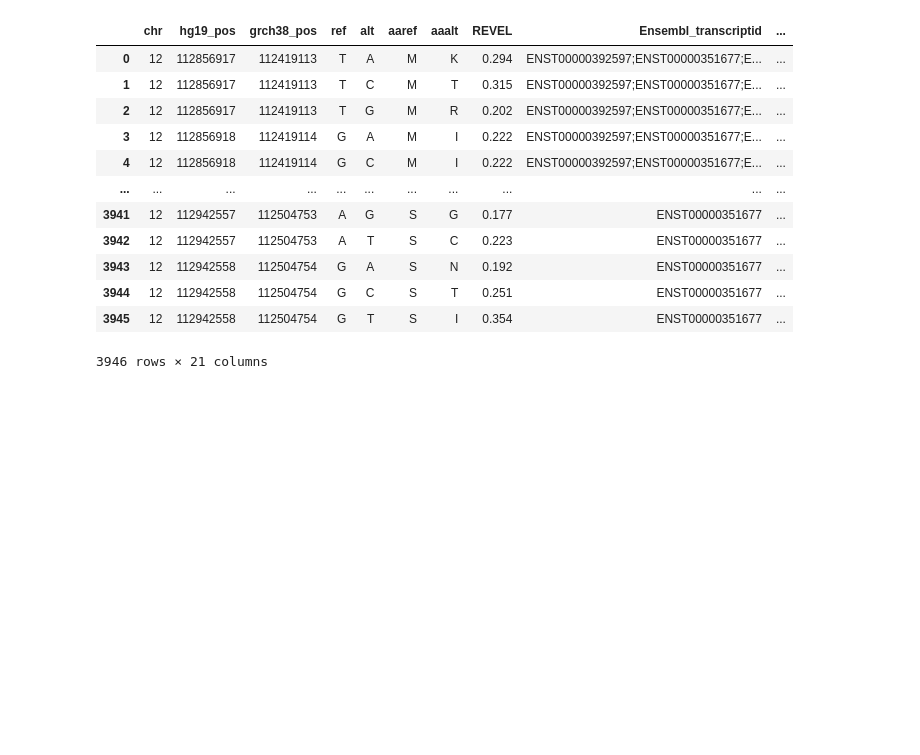
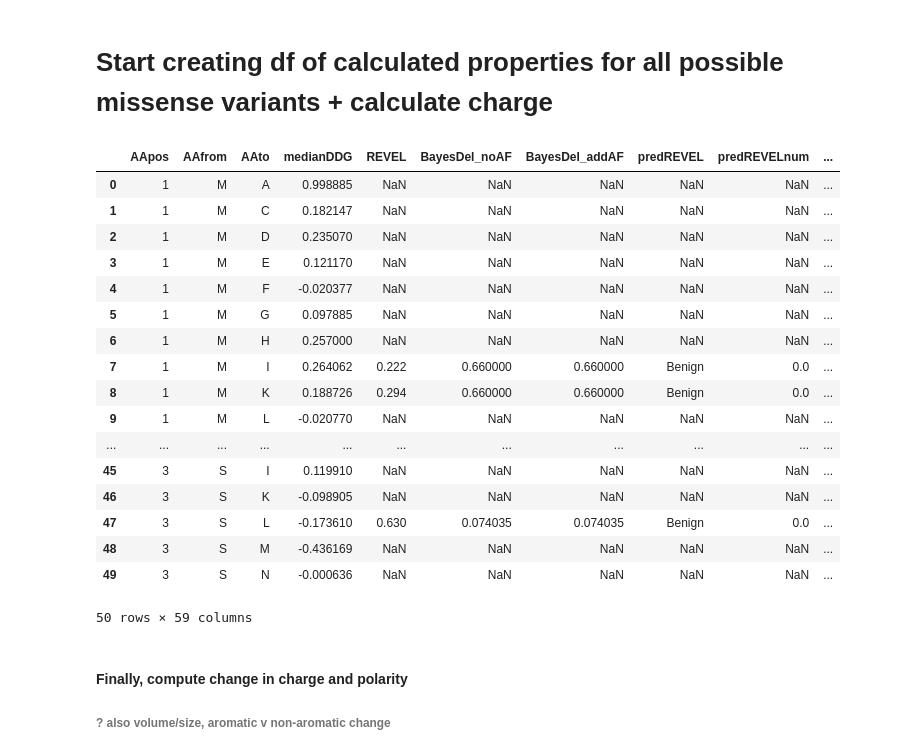
Before and after one commit to CEBElwes/ModellingRasopathies, a Jupyter notebook: PTPN11_calculateproperties.ipynb, the cells around one changed output. Saved outputs shown, nothing was run; the diff lists cells and outputs as text; code cells hidden in the pictures; blank space fills up the shorter version.

Commit message:
still messy but with calculated properties

```diff
--- a/PTPN11_calculateproperties.ipynb
+++ b/PTPN11_calculateproperties.ipynb
@@ -90,16 +792,2 @@ revel_bayesdel_labeled.to_csv(r"\\rdp.arc.ucl.ac.uk\ritd-ag-project-rd025c-bhall
-# %%
-revel_bayesdel_labeled
-# %% [output]
-|  | chr | hg19_pos | grch38_pos | ref | alt | aaref | aaalt | REVEL | Ensembl_transcriptid | ... |
-| 0 | 12 | 112856917 | 112419113 | T | A | M | K | 0.294 | ENST00000392597;ENST00000351677;E... | ... |
-| 1 | 12 | 112856917 | 112419113 | T | C | M | T | 0.315 | ENST00000392597;ENST00000351677;E... | ... |
-| 2 | 12 | 112856917 | 112419113 | T | G | M | R | 0.202 | ENST00000392597;ENST00000351677;E... | ... |
-| 3 | 12 | 112856918 | 112419114 | G | A | M | I | 0.222 | ENST00000392597;ENST00000351677;E... | ... |
-| 4 | 12 | 112856918 | 112419114 | G | C | M | I | 0.222 | ENST00000392597;ENST00000351677;E... | ... |
-| ... | ... | ... | ... | ... | ... | ... | ... | ... | ... | ... |
-| 3941 | 12 | 112942557 | 112504753 | A | G | S | G | 0.177 | ENST00000351677 | ... |
-| 3942 | 12 | 112942557 | 112504753 | A | T | S | C | 0.223 | ENST00000351677 | ... |
-| 3943 | 12 | 112942558 | 112504754 | G | A | S | N | 0.192 | ENST00000351677 | ... |
-| 3944 | 12 | 112942558 | 112504754 | G | C | S | T | 0.251 | ENST00000351677 | ... |
-| 3945 | 12 | 112942558 | 112504754 | G | T | S | I | 0.354 | ENST00000351677 | ... |
-3946 rows × 21 columns
+# %% [markdown]
+# Start creating df of calculated properties for all possible missense variants + calculate charge
@@ -105,0 +809,42 @@ revel_bayesdel_labeled
+# %%
+calculatedproperties_df = (calculatedproperties_df.copy()
+    .merge(sasa_df,on=['AApos'],how='left')
+    .drop(columns=["Chain", "ResNum"])
+    )
+# %%
+calculatedproperties_df = (calculatedproperties_df.copy()
+    .merge(moreronn_df,on=['AApos','AAfrom'],how='left')
+    )
+# %%
+calculatedproperties_df = (calculatedproperties_df.copy()
+    .merge(consurf_df,on=['AApos','AAfrom'],how='left') # 2SHP structure in ConSurf has a difference AA in AApos 2 so haven't inc ,'AAfrom'
+    #.drop(columns=["PDBpos"])
+    )
+# %%
+for feature_name, dist_map in feature_distance_maps.items():
+    # Add new column for each feature
+    calculatedproperties_df[feature_name] = calculatedproperties_df["AApos"].map(dist_map)
+# %%
+calculatedproperties_df.head(50)
+# %% [output]
+|  | AApos | AAfrom | AAto | medianDDG | REVEL | BayesDel_noAF | BayesDel_addAF | predREVEL | predREVELnum | ... |
+| 0 | 1 | M | A | 0.998885 | NaN | NaN | NaN | NaN | NaN | ... |
+| 1 | 1 | M | C | 0.182147 | NaN | NaN | NaN | NaN | NaN | ... |
+| 2 | 1 | M | D | 0.235070 | NaN | NaN | NaN | NaN | NaN | ... |
+| 3 | 1 | M | E | 0.121170 | NaN | NaN | NaN | NaN | NaN | ... |
+| 4 | 1 | M | F | -0.020377 | NaN | NaN | NaN | NaN | NaN | ... |
+| 5 | 1 | M | G | 0.097885 | NaN | NaN | NaN | NaN | NaN | ... |
+| 6 | 1 | M | H | 0.257000 | NaN | NaN | NaN | NaN | NaN | ... |
+| 7 | 1 | M | I | 0.264062 | 0.222 | 0.660000 | 0.660000 | Benign | 0.0 | ... |
+| 8 | 1 | M | K | 0.188726 | 0.294 | 0.660000 | 0.660000 | Benign | 0.0 | ... |
+| 9 | 1 | M | L | -0.020770 | NaN | NaN | NaN | NaN | NaN | ... |
+| ... | ... | ... | ... | ... | ... | ... | ... | ... | ... | ... |
+| 45 | 3 | S | I | 0.119910 | NaN | NaN | NaN | NaN | NaN | ... |
+| 46 | 3 | S | K | -0.098905 | NaN | NaN | NaN | NaN | NaN | ... |
+| 47 | 3 | S | L | -0.173610 | 0.630 | 0.074035 | 0.074035 | Benign | 0.0 | ... |
+| 48 | 3 | S | M | -0.436169 | NaN | NaN | NaN | NaN | NaN | ... |
+| 49 | 3 | S | N | -0.000636 | NaN | NaN | NaN | NaN | NaN | ... |
+50 rows × 59 columns
+# %% [markdown]
+#### Finally, compute change in charge and polarity
+###### ? also volume/size, aromatic v non-aromatic change
```
Also changed, not shown: parts of 56 cells of this notebook, 2 other files.
